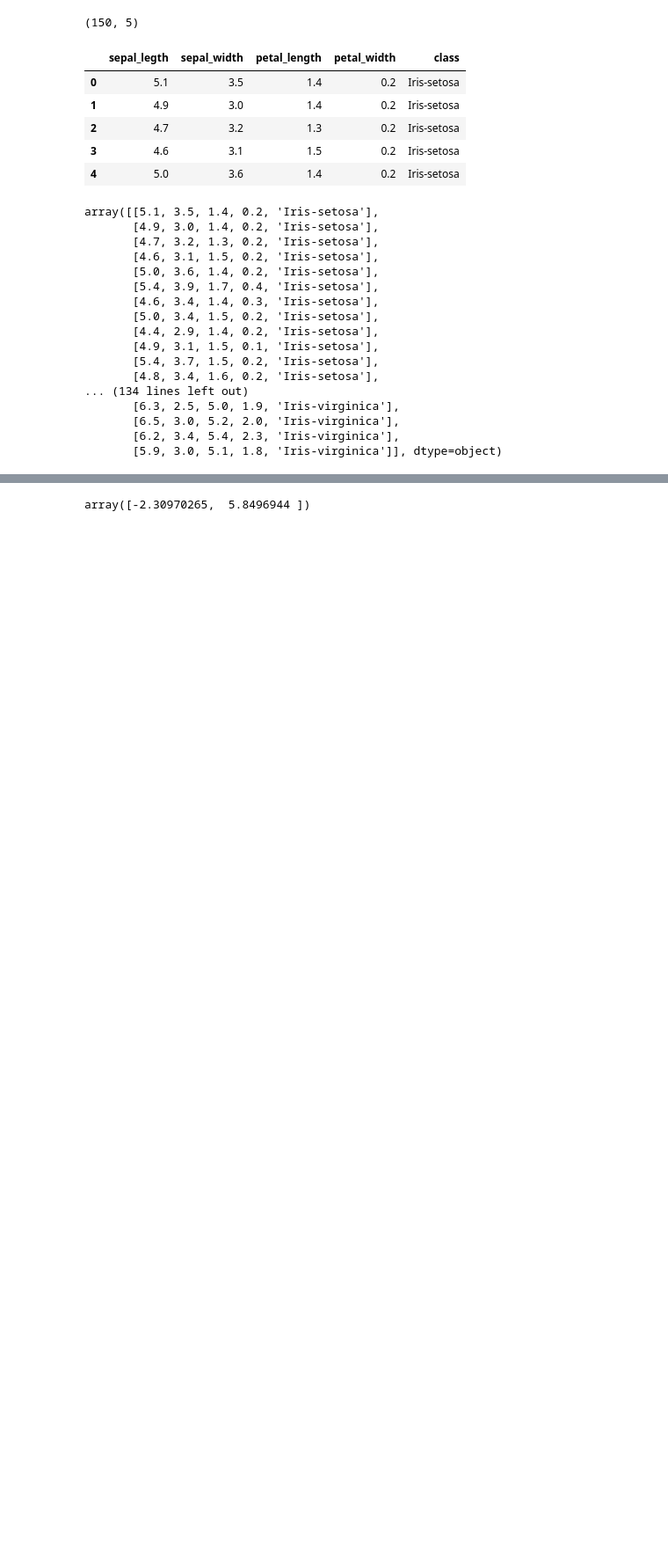
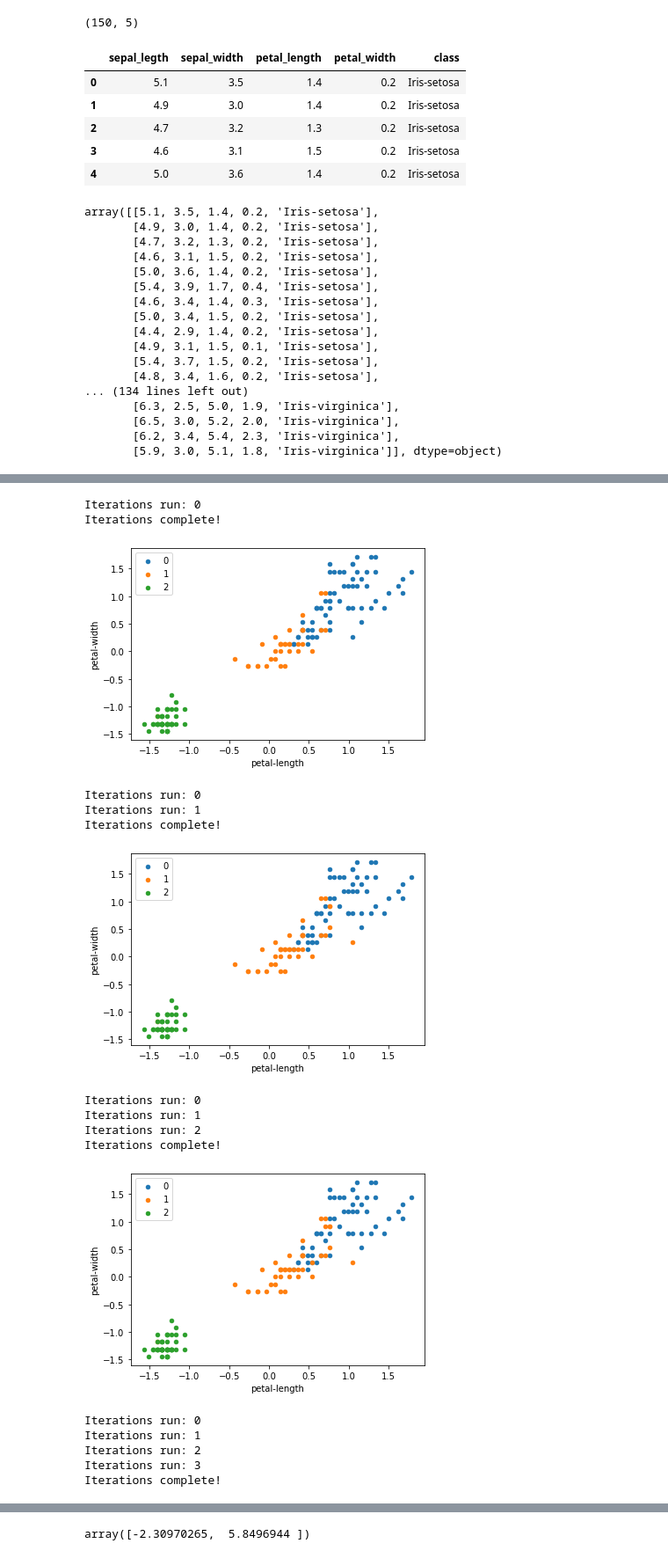
Before and after one commit to zack-murray/CS-Data-Science-Build-Week-1, a Jupyter notebook: Testing_KMC.ipynb, the cells around one changed output, grey strips where cells are left out. Shown: that part at 88% size. Drawn from its saved outputs; the diff is of its cells as text; code cells hidden in the pictures; blank space fills up the shorter version.

```diff
--- a/Testing_KMC.ipynb
+++ b/Testing_KMC.ipynb
@@ -108,0 +133,25 @@ Iterations complete!
+# %%
+# variations over iteration
+%matplotlib inline
+plot_clusters(3,1)
+plot_clusters(3,2)
+plot_clusters(3,3)
+plot_clusters(3,4)
+# %% [output]
+Iterations run: 0
+Iterations complete!
+[figure, added]
+Iterations run: 0
+Iterations run: 1
+Iterations complete!
+[figure, added]
+Iterations run: 0
+Iterations run: 1
+Iterations run: 2
+Iterations complete!
+[figure, added]
+Iterations run: 0
+Iterations run: 1
+Iterations run: 2
+Iterations run: 3
+Iterations complete!
```
Also changed, not shown: parts of 10 cells of this notebook, 5 other files.
